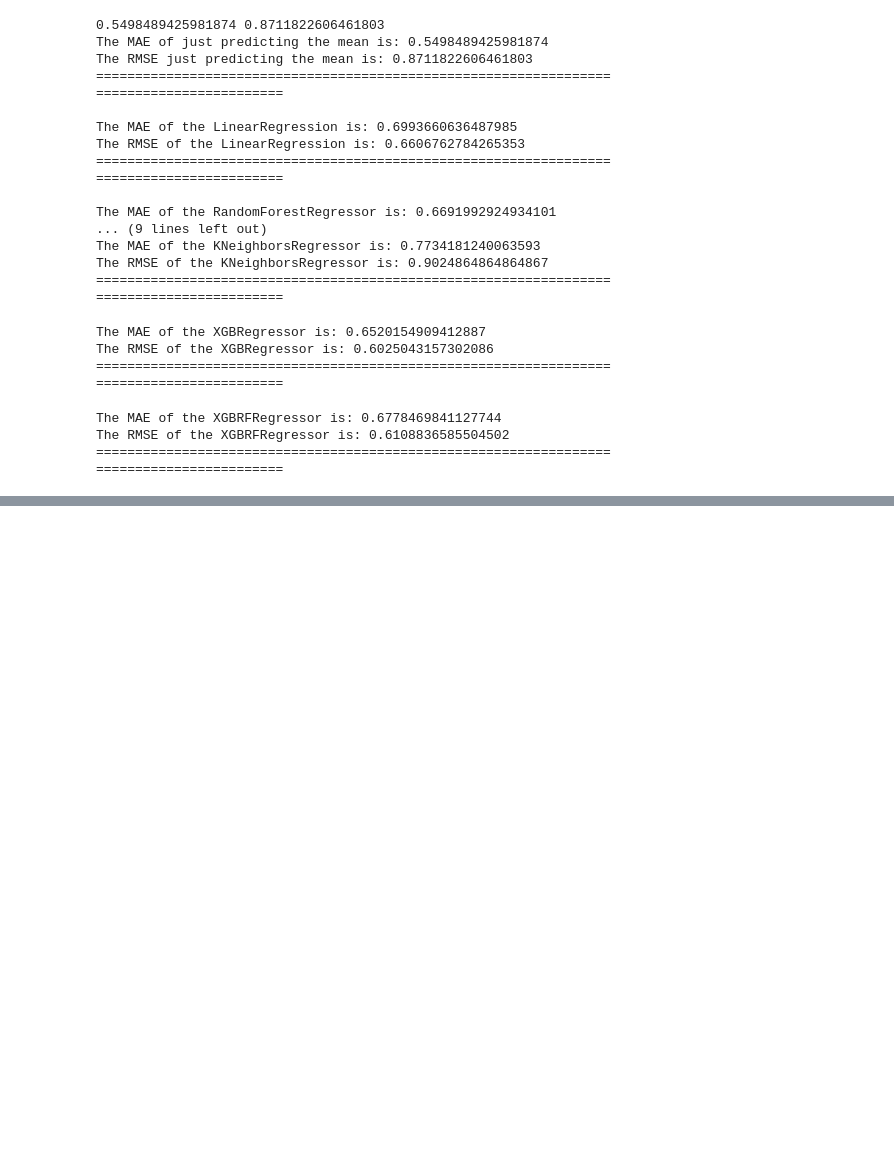
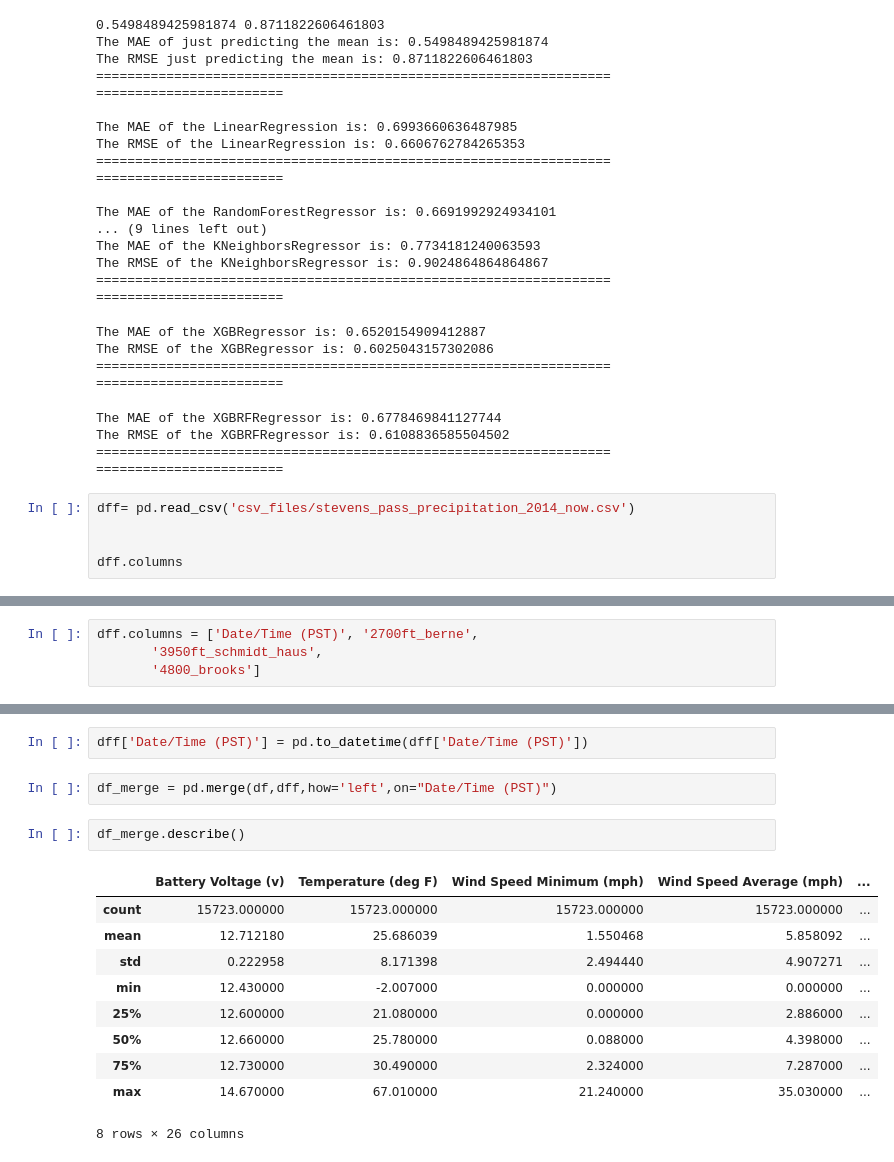
Before and after one commit to kevintheduu/avalanche-predictor, a Jupyter notebook: model_6.ipynb, the cells around one changed output, grey strips where cells are left out. Drawn from its saved outputs; the diff is of its cells as text; blank space fills up the shorter version.

```diff
--- a/model_6.ipynb
+++ b/model_6.ipynb
@@ -148,3 +144,8 @@ The MAE of the XGBRFRegressor is: 0.6778469841127744
 The RMSE of the XGBRFRegressor is: 0.6108836585504502
 ==================================================================
 ========================
+# %%
+dff= pd.read_csv('csv_files/stevens_pass_precipitation_2014_now.csv')
+
+
+dff.columns
@@ -150,0 +157,4 @@ The RMSE of the XGBRFRegressor is: 0.6108836585504502
+# %%
+dff.columns = ['Date/Time (PST)', '2700ft_berne',
+       '3950ft_schmidt_haus',
+       '4800_brooks']
@@ -150,0 +173,17 @@ The RMSE of the XGBRFRegressor is: 0.6108836585504502
+# %%
+dff['Date/Time (PST)'] = pd.to_datetime(dff['Date/Time (PST)'])
+# %%
+df_merge = pd.merge(df,dff,how='left',on="Date/Time (PST)")
+# %%
+df_merge.describe()
+# %% [output]
+|  | Battery Voltage (v) | Temperature (deg F) | Wind Speed Minimum (mph) | Wind Speed Average (mph) | ... |
+| count | 15723.000000 | 15723.000000 | 15723.000000 | 15723.000000 | ... |
+| mean | 12.712180 | 25.686039 | 1.550468 | 5.858092 | ... |
+| std | 0.222958 | 8.171398 | 2.494440 | 4.907271 | ... |
+| min | 12.430000 | -2.007000 | 0.000000 | 0.000000 | ... |
+| 25% | 12.600000 | 21.080000 | 0.000000 | 2.886000 | ... |
+| 50% | 12.660000 | 25.780000 | 0.088000 | 4.398000 | ... |
+| 75% | 12.730000 | 30.490000 | 2.324000 | 7.287000 | ... |
+| max | 14.670000 | 67.010000 | 21.240000 | 35.030000 | ... |
+8 rows × 26 columns
```
Also changed, not shown: parts of 7 cells of this notebook.
